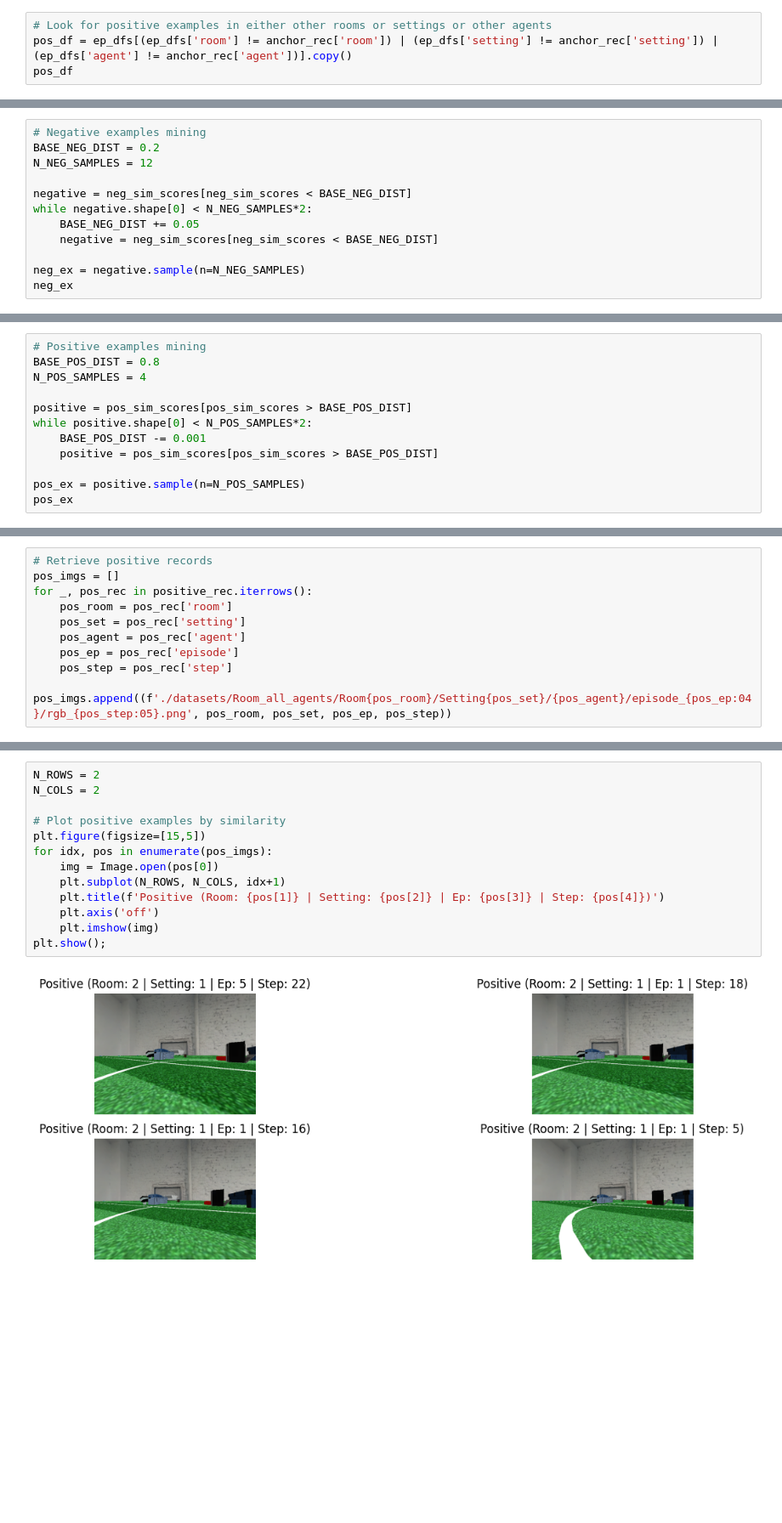
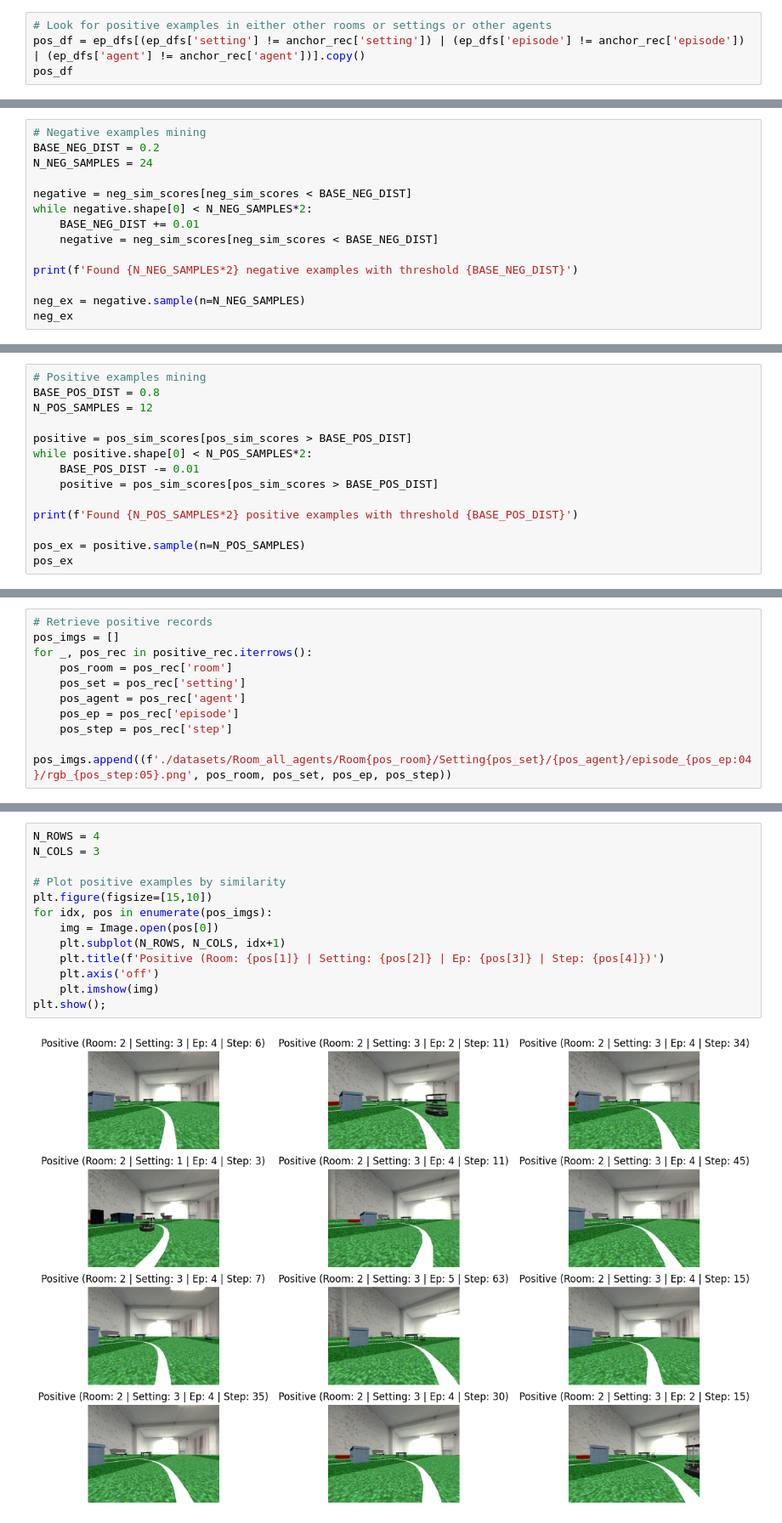
Before and after one commit to Tr3itz/CLEncoderRobotNav, a Jupyter notebook: dataset_analysis.ipynb, the cells around one changed output, grey strips where cells are left out. Shown at 85% size. Drawn from its saved outputs; the diff is of its cells as text; blank space fills up the shorter version.

Commit message:
19 example mining (#20)
* Added configurations for better GPU management

* Updated notebook

* Adjusted standard configuration

* Fixed example mining

```diff
--- a/dataset_analysis.ipynb
+++ b/dataset_analysis.ipynb
@@ -138,6 +138,6 @@ Name: 1829, dtype: object
 # %%
 # Look for positive examples in either other rooms or settings or other agents
-pos_df = ep_dfs[(ep_dfs['room'] != anchor_rec['room']) | (ep_dfs['setting'] != anchor_rec['setting']) | (ep_dfs['agent'] != anchor_rec['agent'])].copy()
+pos_df = ep_dfs[(ep_dfs['setting'] != anchor_rec['setting']) | (ep_dfs['episode'] != anchor_rec['episode']) | (ep_dfs['agent'] != anchor_rec['agent'])].copy()
 pos_df
 # %% [output]
 |  | room | setting | agent | episode | step | target_point_x | target_point_y | robot_pos_x | robot_pos_y | ... |
@@ -266,12 +266,14 @@ neg_sim_scores.hist(ax=bx);
 # %%
 # Negative examples mining
 BASE_NEG_DIST = 0.2
-N_NEG_SAMPLES = 12
+N_NEG_SAMPLES = 24
 
 negative = neg_sim_scores[neg_sim_scores < BASE_NEG_DIST]
 while negative.shape[0] < N_NEG_SAMPLES*2:
-    BASE_NEG_DIST += 0.05
+    BASE_NEG_DIST += 0.01
     negative = neg_sim_scores[neg_sim_scores < BASE_NEG_DIST]
+
+print(f'Found {N_NEG_SAMPLES*2} negative examples with threshold {BASE_NEG_DIST}')
 
 neg_ex = negative.sample(n=N_NEG_SAMPLES)
 neg_ex
@@ -320,12 +331,14 @@ for _, neg_rec in negative_rec.iterrows():
 # %%
 # Positive examples mining
 BASE_POS_DIST = 0.8
-N_POS_SAMPLES = 4
+N_POS_SAMPLES = 12
 
 positive = pos_sim_scores[pos_sim_scores > BASE_POS_DIST]
 while positive.shape[0] < N_POS_SAMPLES*2:
-    BASE_POS_DIST -= 0.001
+    BASE_POS_DIST -= 0.01
     positive = pos_sim_scores[pos_sim_scores > BASE_POS_DIST]
+
+print(f'Found {N_POS_SAMPLES*2} positive examples with threshold {BASE_POS_DIST}')
 
 pos_ex = positive.sample(n=N_POS_SAMPLES)
 pos_ex
@@ -380,16 +410,16 @@ for idx, path in enumerate(aug_paths):
 # %%
-N_ROWS = 2
-N_COLS = 2
+N_ROWS = 4
+N_COLS = 3
 
 # Plot positive examples by similarity
-plt.figure(figsize=[15,5])
+plt.figure(figsize=[15,10])
 for idx, pos in enumerate(pos_imgs):
     img = Image.open(pos[0])
     plt.subplot(N_ROWS, N_COLS, idx+1)
     plt.title(f'Positive (Room: {pos[1]} | Setting: {pos[2]} | Ep: {pos[3]} | Step: {pos[4]})')
     plt.axis('off')
     plt.imshow(img)
 plt.show();
 # %% [output]
-[figure, old version]
+[figure, new version]
 # %%
```
Also changed, not shown: parts of 13 cells of this notebook, 3 other files.
